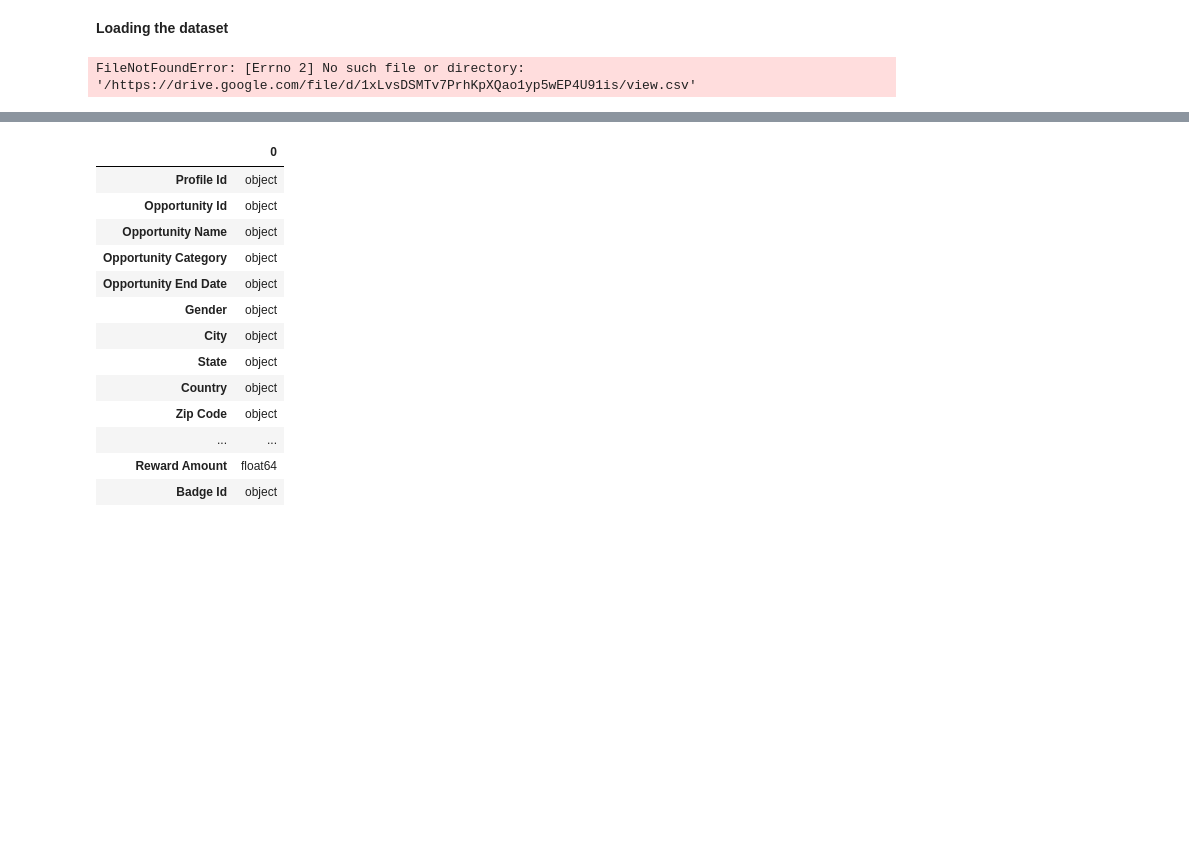
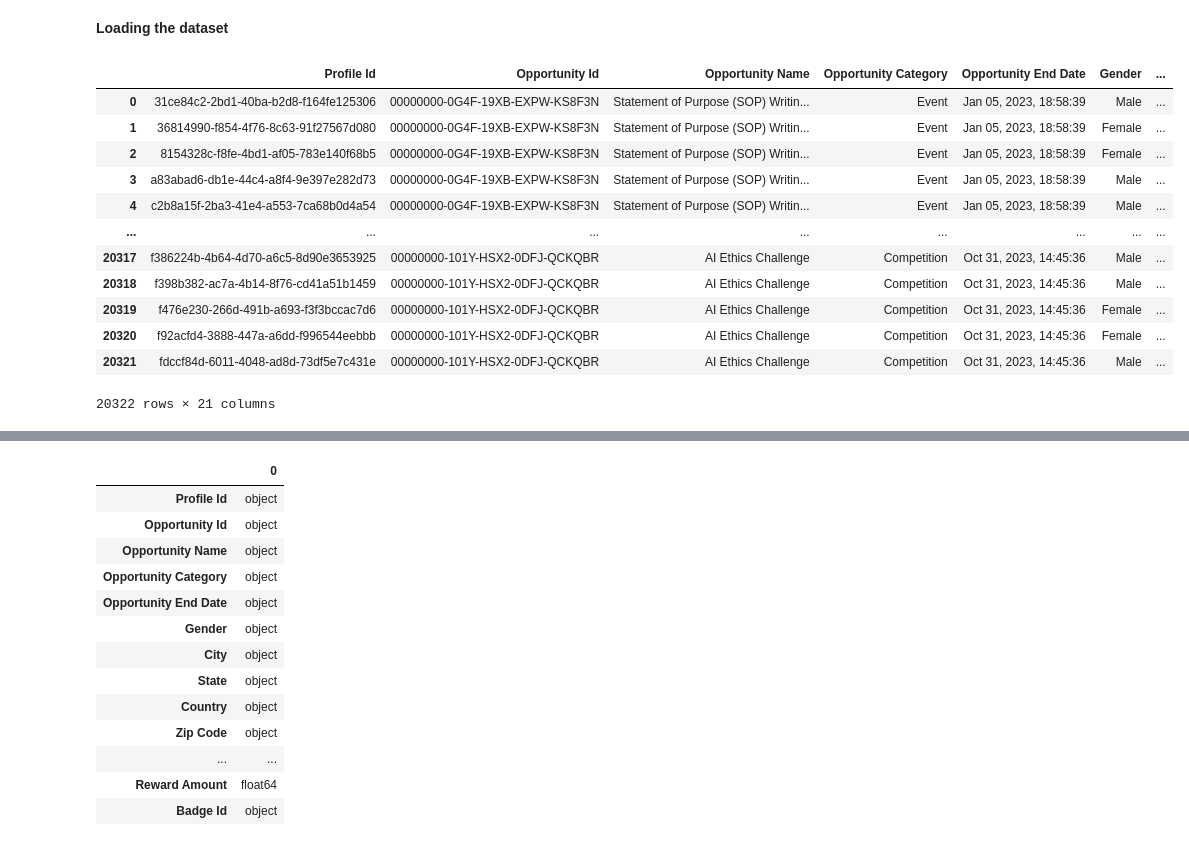
Before and after one commit to srijapamu25/Project-2, a Jupyter notebook: Opportunity_data_(Week_1).ipynb, the cells around one changed output, grey strips where cells are left out. Cells and saved outputs as stored; diff of their text form; code cells hidden in the pictures; blank space fills up the shorter version.

```diff
--- a/Opportunity_data_(Week_1).ipynb
+++ b/Opportunity_data_(Week_1).ipynb
@@ -7,11 +7,23 @@ import pandas as pd
 import numpy as np
 # %% [markdown]
 **Loading the dataset**
-# %%
-df = pd.read_csv('/https://drive.google.com/file/d/1xLvsDSMTv7PrhKpXQao1yp5wEP4U91is/view.csv')
-df
-# %% [output]
-FileNotFoundError: [Errno 2] No such file or directory: '/https://drive.google.com/file/d/1xLvsDSMTv7PrhKpXQao1yp5wEP4U91is/view.csv'
+# %%
+df = pd.read_csv('/content/Week-1/Opportunity Wise Data.csv')
+df
+# %% [output]
+|  | Profile Id | Opportunity Id | Opportunity Name | Opportunity Category | Opportunity End Date | Gender | ... |
+| 0 | 31ce84c2-2bd1-40ba-b2d8-f164fe125306 | 00000000-0G4F-19XB-EXPW-KS8F3N | Statement of Purpose (SOP) Writin... | Event | Jan 05, 2023, 18:58:39 | Male | ... |
+| 1 | 36814990-f854-4f76-8c63-91f27567d080 | 00000000-0G4F-19XB-EXPW-KS8F3N | Statement of Purpose (SOP) Writin... | Event | Jan 05, 2023, 18:58:39 | Female | ... |
+| 2 | 8154328c-f8fe-4bd1-af05-783e140f68b5 | 00000000-0G4F-19XB-EXPW-KS8F3N | Statement of Purpose (SOP) Writin... | Event | Jan 05, 2023, 18:58:39 | Female | ... |
+| 3 | a83abad6-db1e-44c4-a8f4-9e397e282d73 | 00000000-0G4F-19XB-EXPW-KS8F3N | Statement of Purpose (SOP) Writin... | Event | Jan 05, 2023, 18:58:39 | Male | ... |
+| 4 | c2b8a15f-2ba3-41e4-a553-7ca68b0d4a54 | 00000000-0G4F-19XB-EXPW-KS8F3N | Statement of Purpose (SOP) Writin... | Event | Jan 05, 2023, 18:58:39 | Male | ... |
+| ... | ... | ... | ... | ... | ... | ... | ... |
+| 20317 | f386224b-4b64-4d70-a6c5-8d90e3653925 | 00000000-101Y-HSX2-0DFJ-QCKQBR | AI Ethics Challenge | Competition | Oct 31, 2023, 14:45:36 | Male | ... |
+| 20318 | f398b382-ac7a-4b14-8f76-cd41a51b1459 | 00000000-101Y-HSX2-0DFJ-QCKQBR | AI Ethics Challenge | Competition | Oct 31, 2023, 14:45:36 | Male | ... |
+| 20319 | f476e230-266d-491b-a693-f3f3bccac7d6 | 00000000-101Y-HSX2-0DFJ-QCKQBR | AI Ethics Challenge | Competition | Oct 31, 2023, 14:45:36 | Female | ... |
+| 20320 | f92acfd4-3888-447a-a6dd-f996544eebbb | 00000000-101Y-HSX2-0DFJ-QCKQBR | AI Ethics Challenge | Competition | Oct 31, 2023, 14:45:36 | Female | ... |
+| 20321 | fdccf84d-6011-4048-ad8d-73df5e7c431e | 00000000-101Y-HSX2-0DFJ-QCKQBR | AI Ethics Challenge | Competition | Oct 31, 2023, 14:45:36 | Male | ... |
+20322 rows × 21 columns
 # %%
 # shape
 df.shape
```
Also changed, not shown: parts of 2 cells of this notebook.
